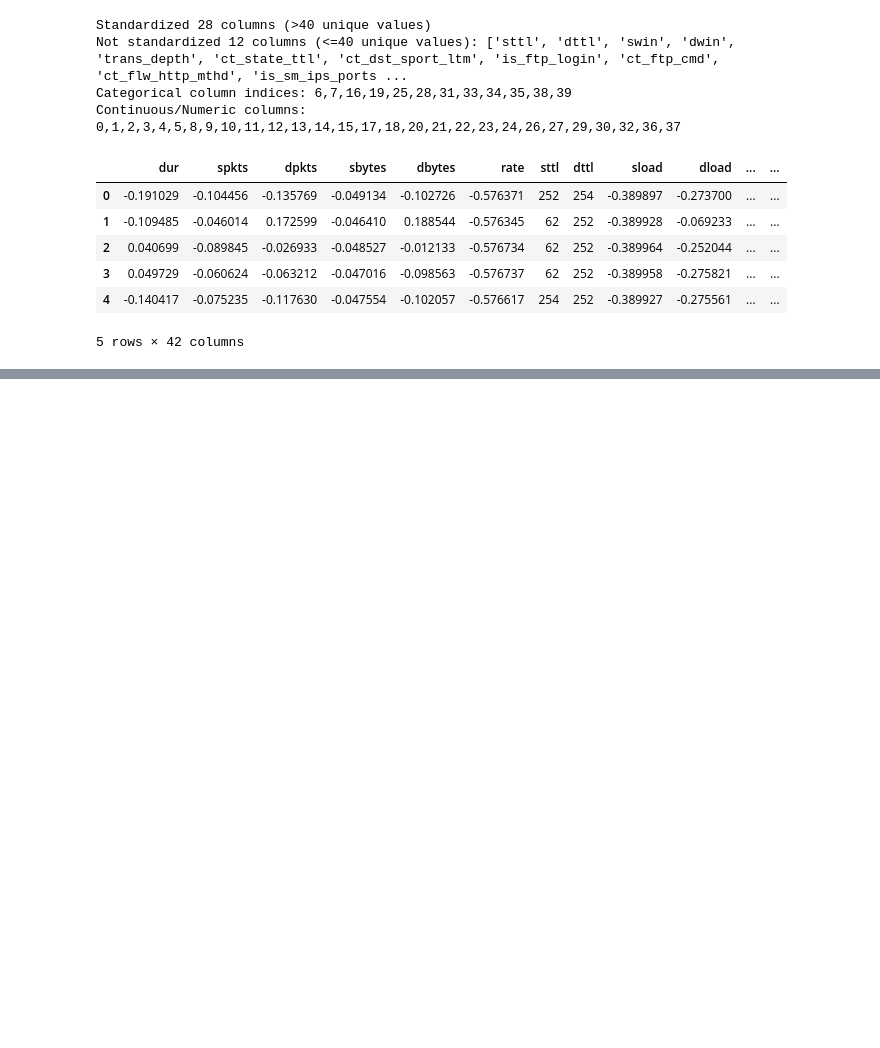
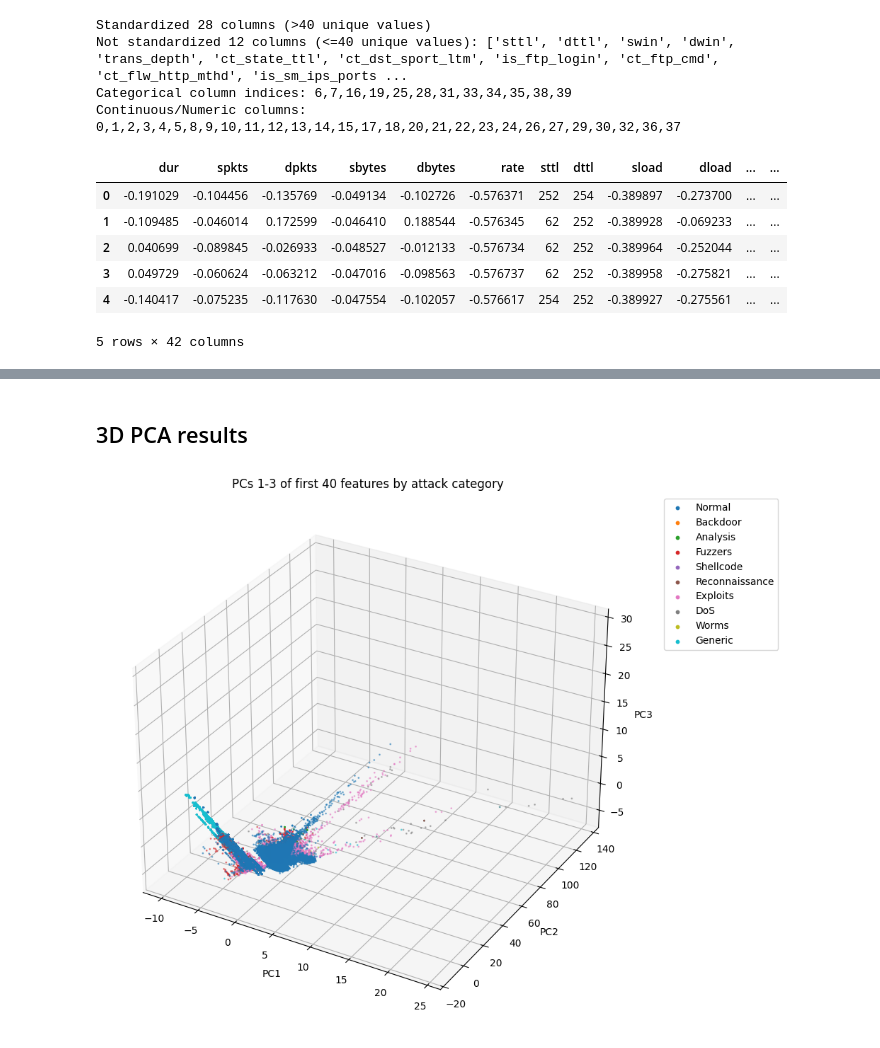
Before and after one commit to YancyLan/Imbalanced_data, a Jupyter notebook: Unbalanced_dataset.ipynb, the cells around one changed output, grey strips where cells are left out. Drawn from its saved outputs; the diff is of its cells as text; code cells hidden in the pictures; blank space fills up the shorter version.

```diff
--- a/Unbalanced_dataset.ipynb
+++ b/Unbalanced_dataset.ipynb
@@ -246,0 +247,37 @@ plt.show()
+# %% [markdown]
+## 3D PCA results
+# %%
+# Plot PCA results
+fig = plt.figure(figsize=(12, 8))
+ax = fig.add_subplot(111, projection='3d')
+
+# Get unique classes and assign colors
+classes = pca_df['attack_cat'].unique()
+colors = plt.cm.tab10(np.linspace(0, 1, len(classes)))
+
+for i, cls in enumerate(classes):
+    mask = pca_df['attack_cat'] == cls
+    ax.scatter(pca_df.loc[mask, 'PC1'], pca_df.loc[mask, 'PC2'], pca_df.loc[mask, 'PC3'],
+               c=[colors[i]], label=cls, alpha=0.5, s=1)
+
+ax.set_xlabel('PC1')
+ax.set_ylabel('PC2')
+ax.set_zlabel('PC3')
+ax.set_title('PCs 1-3 of first 40 features by attack category')
+
+legend_handles = []
+for i, cls in enumerate(classes):
+    handle = ax.scatter([], [], [],
+                        c=[colors[i]],
+                        label=cls,
+                        alpha=1.0,
+                        s=10)
+    legend_handles.append(handle)
+
+fig.savefig(f"3d_pca_plot.png", dpi=150)
+
+ax.legend(handles=legend_handles, bbox_to_anchor=(1.05, 1), loc='upper left')
+plt.tight_layout()
+plt.show()
+# %% [output]
+[figure, added]
```
Also changed, not shown: parts of 10 cells of this notebook.
